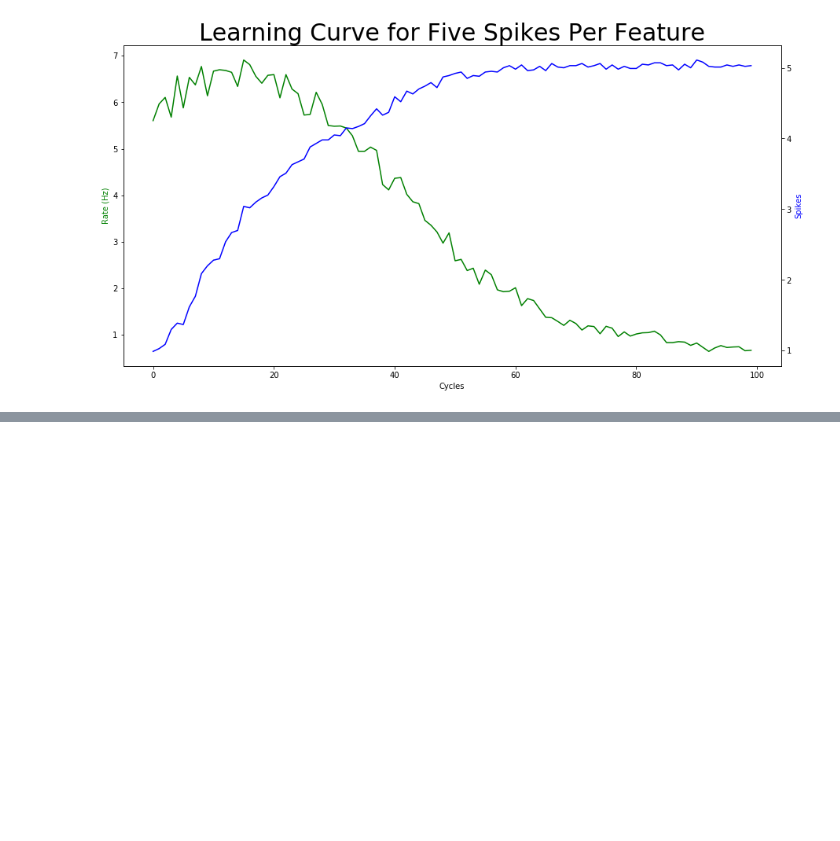
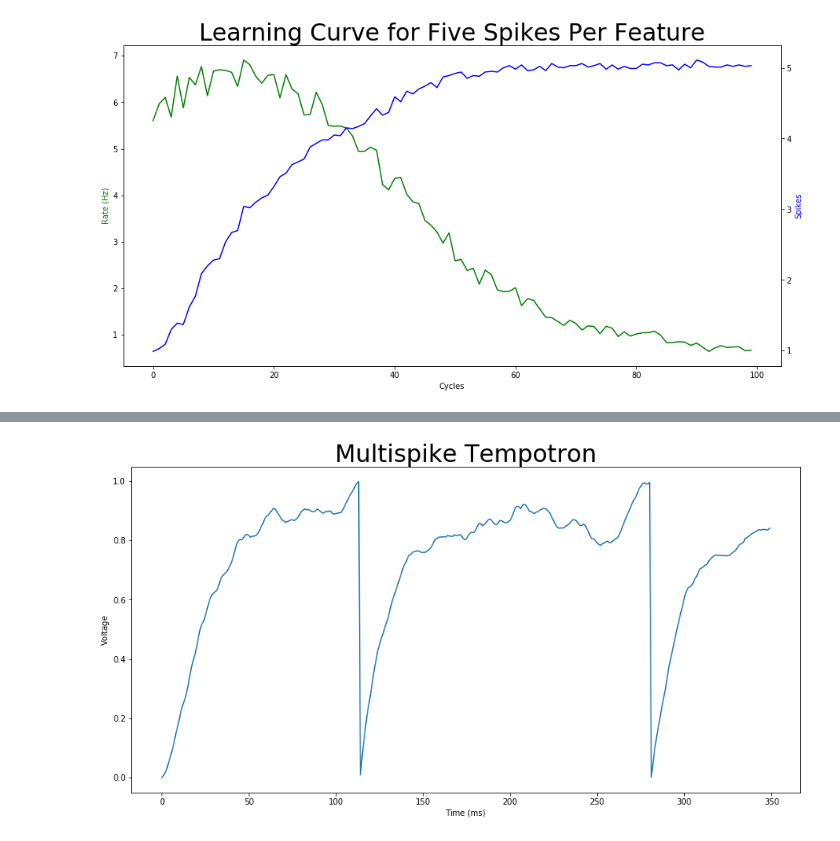
Before and after one commit to mackelab/multispike_tempotron, a Jupyter notebook: code_kailun.ipynb, the cells around one changed output, grey strips where cells are left out. Drawn from its saved outputs; the diff is of its cells as text; code cells hidden in the pictures; blank space fills up the shorter version.

```diff
--- a/code_kailun.ipynb
+++ b/code_kailun.ipynb
@@ -1560,0 +1887,80 @@ plt.title("Learning Curve for Five Spikes Per Feature", fontsize=30)
+# %%
+### Alex's voltage calculation code -- version 1 ####
+
+def get_memory_len(kernel_array, ratio=0.01):
+    """
+    Return the number of time bins until kernel_array has decreased by the factor 'ratio'
+    'kernel_array' may initially rise, but must be monotonically decreasing from
+    the maximum.
+    """
+    arr = (kernel_array - ratio*kernel_array.max())[::-1]
+        # The point where this array reaches zero is the desired memory time
+        # We flip the order with [::-1] because np.searchsorted expects increasing order
+    memory_len = len(kernel_array) - np.searchsorted(arr, 0)
+    return memory_len
+
+def find_first_spike(V, threshold):
+    # Based on the equivalent code to py_find_1st (https://github.com/roebel/py_find_1st)
+    ind = np.flatnonzero(V >= threshold)
+    if len(ind):
+        return ind[0]
+    else:
+        return -1
+
+def calculate_Vt(data, theta, omega):
+    global syn_tot_time, ref_tot_time
+
+    num_spikes = 0
+    datalen = len(data[0])
+    # Allocate the voltage trace array
+    V = np.zeros(datalen)
+
+    # Create the synaptic kernel, and then remove the negligible tail
+    syn_kernel = kernel_fn(data, tau_mem, tau_syn, time_ij)
+    syn_memory_len = get_memory_len(kernel, ratio=0.01)
+        # synaptic memory length
+    syn_kernel = syn_kernel[:syn_memory_len]
+
+    # Create the refractory kernel, and then remove the negligible tail
+    ref_kernel = np.exp(- np.arange(datalen) / tau_mem)
+    ref_memory_len = get_memory_len(ref_kernel, ratio=0.01)
+        # synaptic memory length
+    ref_kernel = ref_kernel[:ref_memory_len]
+
+    # Insert a copy of the kernel for every incoming spike
+    #t1 = time.perf_counter()
+    for neuron, ith_bin in zip(*np.where(data)):
+        mem_len = min(syn_memory_len, datalen - ith_bin)
+        V[ith_bin:ith_bin+mem_len] += omega[neuron] * syn_kernel[:mem_len]
+    #t2 = time.perf_counter()
+    #syn_tot_time += t2-t1
+
+    #t1 = time.perf_counter()
+    spike_time = []
+    done = False
+    while not done:
+        spike_idx = find_first_spike(V, theta)
+        if spike_idx == -1:
+            done = True
+        else:
+            num_spikes += 1
+            spike_time.append(spike_idx)
+            mem_len = min(ref_memory_len, datalen - spike_idx)
+            V[spike_idx:spike_idx+mem_len] -= theta * ref_kernel[:mem_len]
+    #t2 = time.perf_counter()
+    #ref_tot_time += t2-t1
+
+    return V, num_spikes, spike_time
+
+t1 = t.perf_counter()
+V, num_spikes, spike_time = calculate_Vt(data, 1, cur_omegaMulti_list[5])
+print(t.perf_counter()-t1)
+print(num_spikes, spike_time)
+
+time = np.arange(0., len(data[0]), 1.) #ms
+plt.xlabel("Time (ms)")
+plt.ylabel("Voltage")
+plt.title("Multispike Tempotron", fontsize=30)
+plt.plot(time, V)
+#plt.ylim((0, 1.2))
+# %% [output]
@@ -1560,0 +1970 @@ plt.title("Learning Curve for Five Spikes Per Feature", fontsize=30)
+[figure, added]
```
Also changed, not shown: parts of 63 cells of this notebook.
